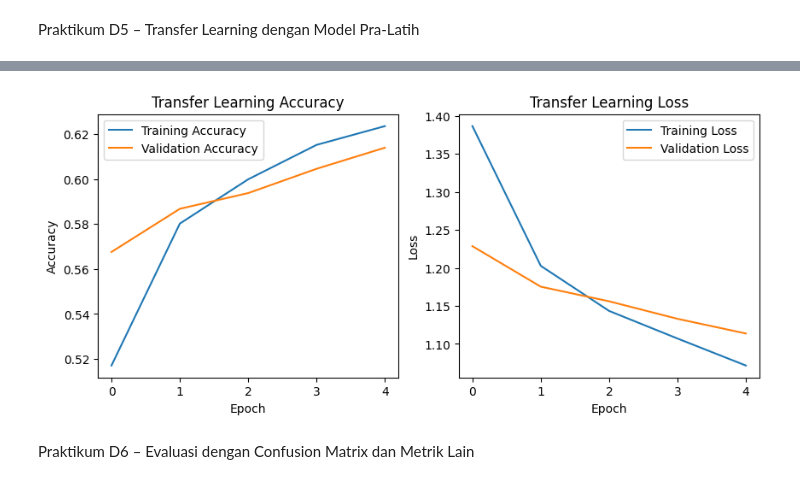
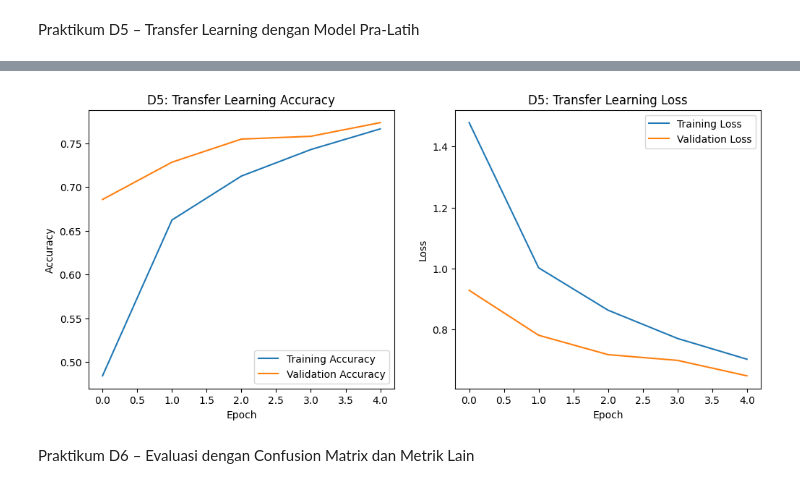
Before and after one commit to AlmahdiPen/Visi_Komputer_TI-2A, a Jupyter notebook: klasifikasi_gambar.ipynb, the cells around one changed output, grey strips where cells are left out. Saved outputs shown, nothing was run; the diff lists cells and outputs as text; code cells hidden in the pictures.

```diff
--- a/klasifikasi_gambar.ipynb
+++ b/klasifikasi_gambar.ipynb
@@ -155,38 +175,47 @@ Epoch 10/10
 # %% [markdown]
 Praktikum D5 – Transfer Learning dengan Model Pra-Latih
 # %%
-from tensorflow.keras.applications import VGG16
-base_model = VGG16(weights='imagenet', include_top=False,
-                   input_shape=(32,32,3))
-base_model.trainable = False
+# Karena VGG16 butuh input lebih besar, kita resize gambar CIFAR-10
+# Note: Ini akan memakan waktu lebih lama
+x_train_cifar_resized = tf.image.resize(x_train_cifar, (48, 48))
 
-model = models.Sequential([
+print("Membangun model Transfer Learning VGG16 untuk Fine-Tuning...")
+base_model = tf.keras.applications.VGG16(weights='imagenet', include_top=False, input_shape=(48, 48, 3))
+base_model.trainable = False # Awalnya bekukan seluruh base model
+
+# [TUGAS KECIL D5] Aktifkan (unfreeze) lapisan di blok konvolusi terakhir
+for layer in base_model.layers[-4:]:
+    layer.trainable = True
+
+model_tl = tf.keras.models.Sequential([
     base_model,
-    layers.Flatten(),
-    layers.Dense(128, activation='relu'),
-    layers.Dense(10, activation='softmax')
+    tf.keras.layers.Flatten(),
+    tf.keras.layers.Dense(128, activation='relu'),
+    tf.keras.layers.Dropout(0.5),
+    tf.keras.layers.Dense(10, activation='softmax')
 ])
 
-model.compile(optimizer='adam',
-              loss='sparse_categorical_crossentropy',
-              metrics=['accuracy'])
+# Gunakan learning rate yang sangat kecil untuk fine-tuning
+model_tl.compile(optimizer=tf.keras.optimizers.Adam(learning_rate=1e-5),
+                 loss='sparse_categorical_crossentropy',
+                 metrics=['accuracy'])
 
-history = model.fit(x_train, y_train, epochs=5, validation_split=0.1)
+print("Melatih model Transfer Learning (Fine-Tuning)...")
+history_tl = model_tl.fit(x_train_cifar_resized, y_train_cifar, epochs=5, validation_split=0.1)
 
-# ===== Plot history =====
-plt.figure(figsize=(10,4))
-plt.subplot(1,2,1)
-plt.plot(history.history['accuracy'], label='Training Accuracy')
-plt.plot(history.history['val_accuracy'], label='Validation Accuracy')
-plt.title('Transfer Learning Accuracy')
+# Plot history
+plt.figure(figsize=(12, 5))
+plt.subplot(1, 2, 1)
+plt.plot(history_tl.history['accuracy'], label='Training Accuracy')
+plt.plot(history_tl.history['val_accuracy'], label='Validation Accuracy')
+plt.title('D5: Transfer Learning Accuracy')
 plt.xlabel('Epoch')
 plt.ylabel('Accuracy')
 plt.legend()
-
-plt.subplot(1,2,2)
-plt.plot(history.history['loss'], label='Training Loss')
-plt.plot(history.history['val_loss'], label='Validation Loss')
-plt.title('Transfer Learning Loss')
+plt.subplot(1, 2, 2)
+plt.plot(history_tl.history['loss'], label='Training Loss')
+plt.plot(history_tl.history['val_loss'], label='Validation Loss')
+plt.title('D5: Transfer Learning Loss')
 plt.xlabel('Epoch')
 plt.ylabel('Loss')
 plt.legend()
@@ -205,4 +236,4 @@ Epoch 5/5
-[figure, old version]
+[figure, new version]
 # %% [markdown]
 Praktikum D6 – Evaluasi dengan Confusion Matrix dan Metrik Lain
 # %%
```
Also changed, not shown: parts of 9 cells of this notebook.
